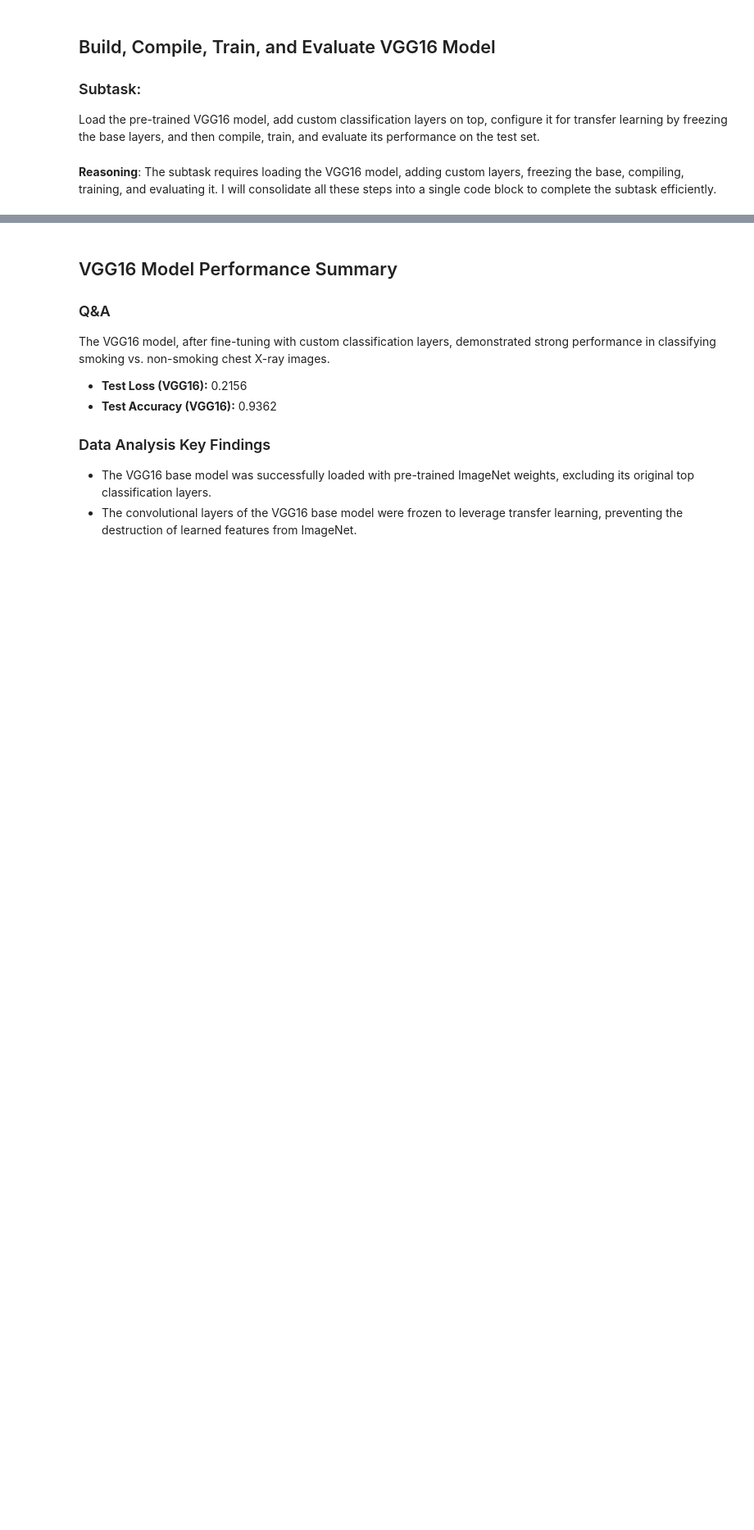
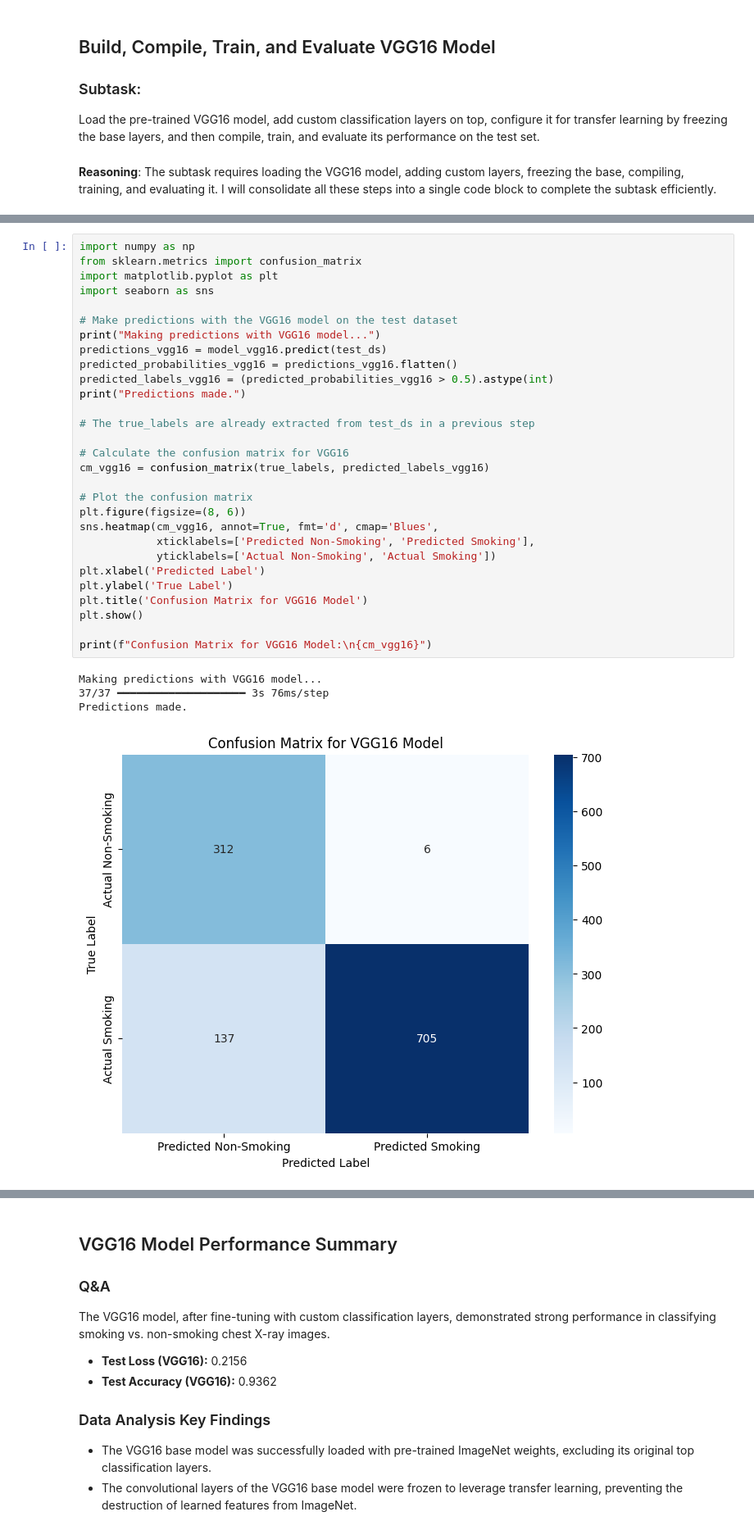
Before and after one commit to rakeshckm/research, a Jupyter notebook: smokingvsnonsmokingv2.ipynb, the cells around one changed output, grey strips where cells are left out. Shown at 82% size. Cells and saved outputs as stored; diff of their text form; blank space fills up the shorter version.

```diff
--- a/smokingvsnonsmokingv2.ipynb
+++ b/smokingvsnonsmokingv2.ipynb
@@ -1047,0 +1094,34 @@ Test Accuracy (VGG16): 0.9362
+# %%
+import numpy as np
+from sklearn.metrics import confusion_matrix
+import matplotlib.pyplot as plt
+import seaborn as sns
+
+# Make predictions with the VGG16 model on the test dataset
+print("Making predictions with VGG16 model...")
+predictions_vgg16 = model_vgg16.predict(test_ds)
+predicted_probabilities_vgg16 = predictions_vgg16.flatten()
+predicted_labels_vgg16 = (predicted_probabilities_vgg16 > 0.5).astype(int)
+print("Predictions made.")
+
+# The true_labels are already extracted from test_ds in a previous step
+
+# Calculate the confusion matrix for VGG16
+cm_vgg16 = confusion_matrix(true_labels, predicted_labels_vgg16)
+
+# Plot the confusion matrix
+plt.figure(figsize=(8, 6))
+sns.heatmap(cm_vgg16, annot=True, fmt='d', cmap='Blues',
+            xticklabels=['Predicted Non-Smoking', 'Predicted Smoking'],
+            yticklabels=['Actual Non-Smoking', 'Actual Smoking'])
+plt.xlabel('Predicted Label')
+plt.ylabel('True Label')
+plt.title('Confusion Matrix for VGG16 Model')
+plt.show()
+
+print(f"Confusion Matrix for VGG16 Model:\n{cm_vgg16}")
+# %% [output]
+Making predictions with VGG16 model...
+37/37 ━━━━━━━━━━━━━━━━━━━━ 3s 76ms/step
+Predictions made.
+[figure, added]
```
Also changed, not shown: parts of 26 cells of this notebook.
